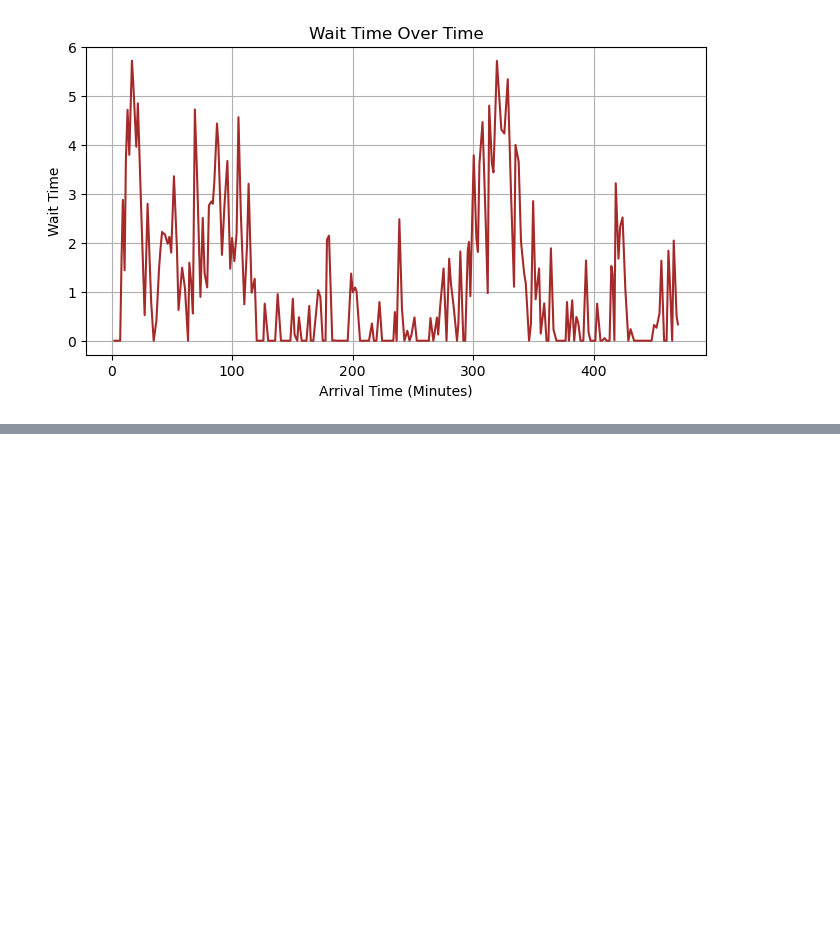
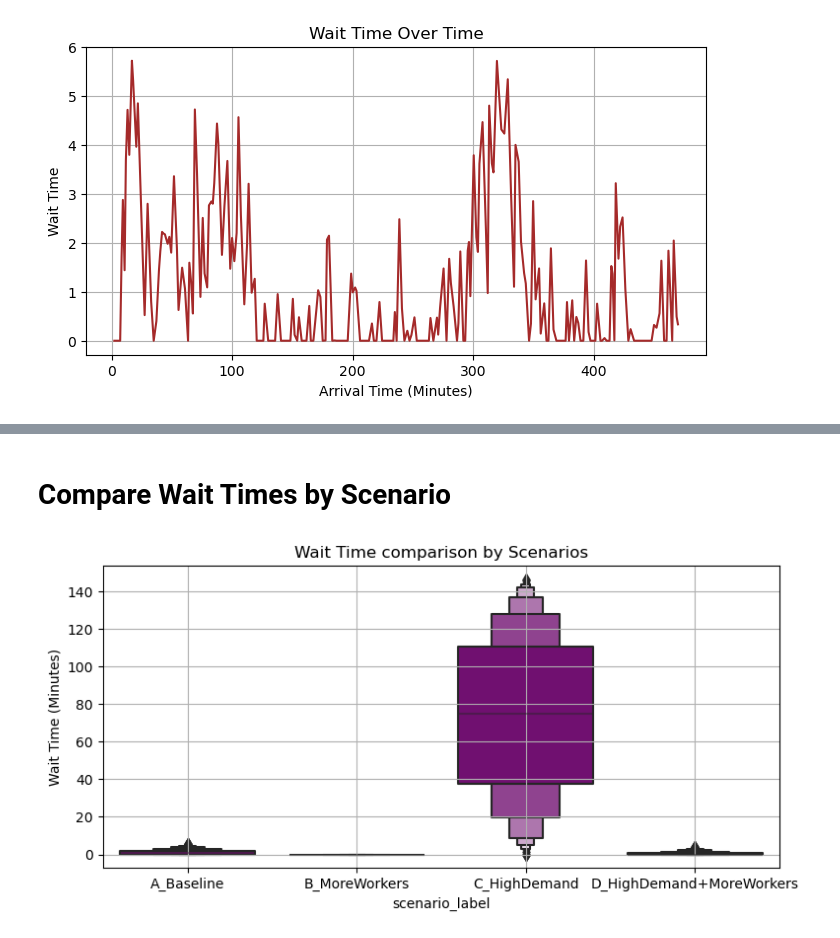
Before and after one commit to hejazn86/warehouse-simulation-logistics, a Jupyter notebook: notebooks/analyse_simulation/analyse_simulation.ipynb, the cells around one changed output, grey strips where cells are left out. Cells and saved outputs as stored; diff of their text form; code cells hidden in the pictures; blank space fills up the shorter version.

Commit message:
Add a comparison plot and table for all simulation scenarios

```diff
--- a/notebooks/analyse_simulation/analyse_simulation.ipynb
+++ b/notebooks/analyse_simulation/analyse_simulation.ipynb
@@ -70,0 +73,4 @@ plt.show()
+# %%
+df_all = pd.read_csv("C:/Users/39351/warehouse-simulation-logistics/data/processed/all_scenarios.csv")
+
+#df_all.head()
@@ -70,0 +95,12 @@ plt.show()
+# %% [markdown]
+# Compare Wait Times by Scenario
+# %%
+plt.figure(figsize=(8, 4))
+sn.boxenplot(data=df_all, x = 'scenario_label', y= 'waiting_time', color='purple')
+plt.title("Wait Time comparison by Scenarios")
+plt.ylabel("Wait Time (Minutes)")
+plt.grid(True)
+plt.tight_layout()
+plt.show()
+# %% [output]
+[figure, added]
```
Also changed, not shown: parts of 4 cells of this notebook.
